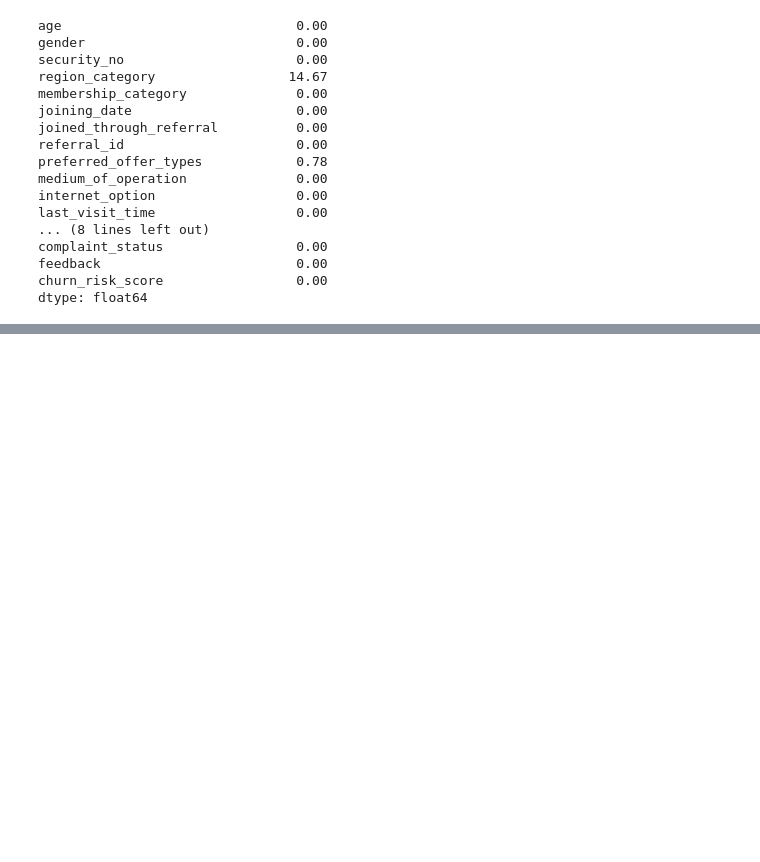
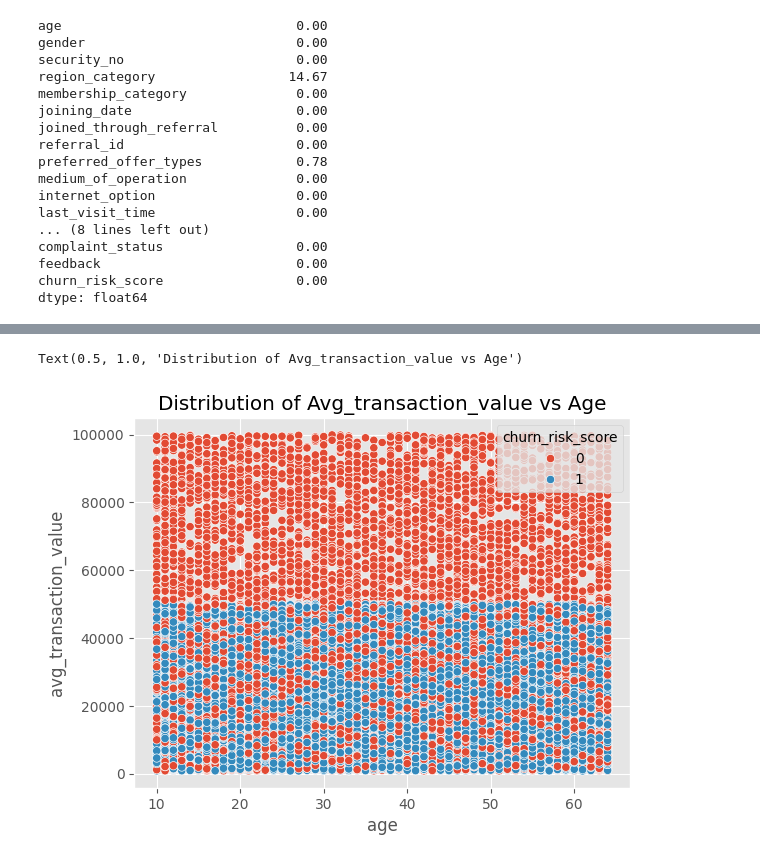
Before and after one commit to AshutoshsinghIndore/customer-churn-model, a Jupyter notebook: Notebook/Notebook.ipynb, the cells around one changed output, grey strips where cells are left out. Drawn from its saved outputs; the diff is of its cells as text; code cells hidden in the pictures; blank space fills up the shorter version.

```diff
--- a/Notebook/Notebook.ipynb
+++ b/Notebook/Notebook.ipynb
@@ -113,0 +109,6 @@ churn_rate_by_region.plot(kind='bar', title='Churn Rate by Region')
+# %%
+sns.scatterplot(data = df, x = 'age', y = 'avg_transaction_value', hue = 'churn_risk_score')
+plt.title('Distribution of Avg_transaction_value vs Age')
+# %% [output]
+Text(0.5, 1.0, 'Distribution of Avg_transaction_value vs Age')
+[figure, added]
```
Also changed, not shown: parts of 9 cells of this notebook.
